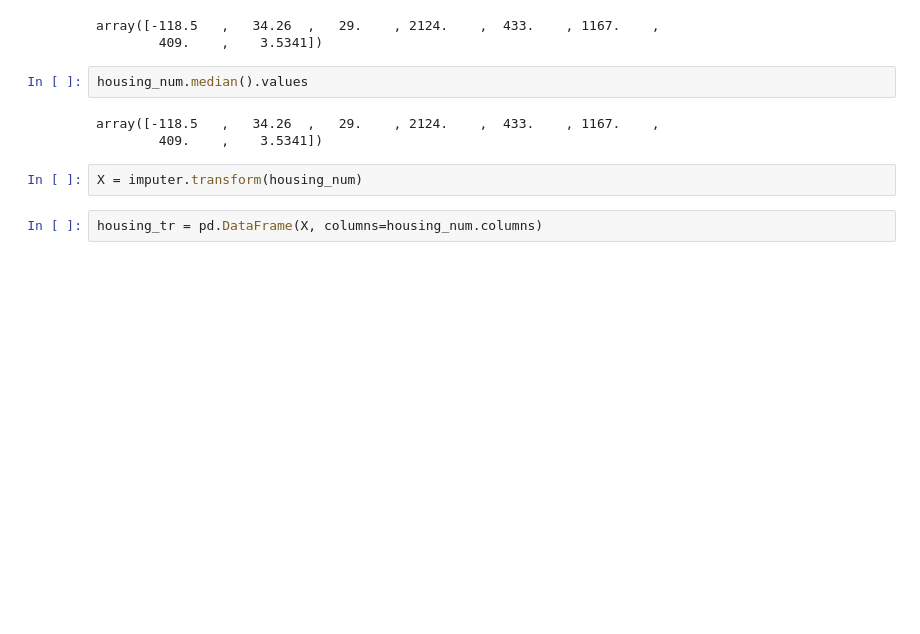
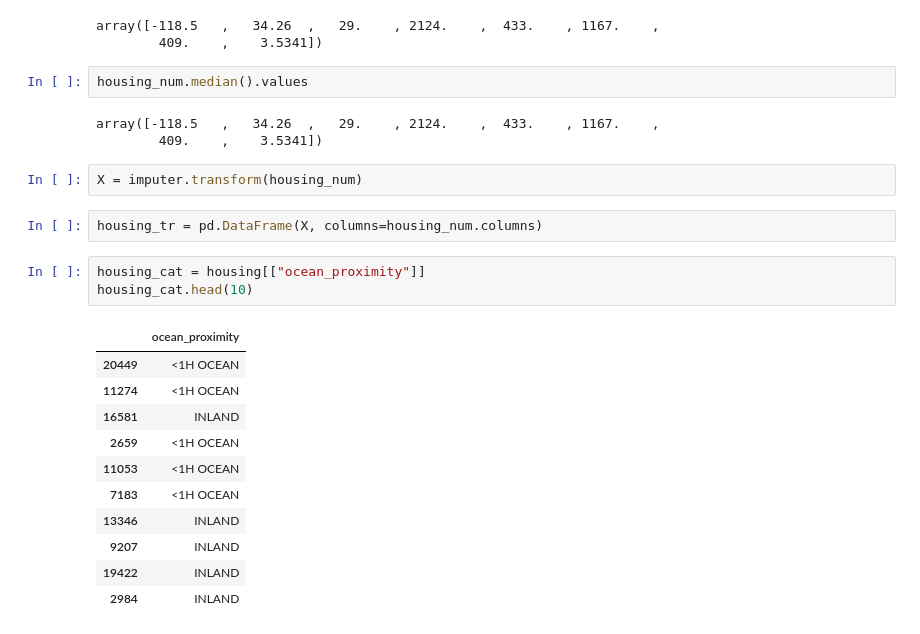
Before and after one commit to pfcperez/ML-Safari, a Jupyter notebook: Housing.ipynb, the cells around one changed output. Cells and saved outputs as stored; diff of their text form; blank space fills up the shorter version.

```diff
--- a/Housing.ipynb
+++ b/Housing.ipynb
@@ -243,3 +243,18 @@ array([-118.5   ,   34.26  ,   29.    , 2124.    ,  433.    , 1167.    ,
 X = imputer.transform(housing_num)
 # %%
 housing_tr = pd.DataFrame(X, columns=housing_num.columns)
+# %%
+housing_cat = housing[["ocean_proximity"]]
+housing_cat.head(10)
+# %% [output]
+|  | ocean_proximity |
+| 20449 | <1H OCEAN |
+| 11274 | <1H OCEAN |
+| 16581 | INLAND |
+| 2659 | <1H OCEAN |
+| 11053 | <1H OCEAN |
+| 7183 | <1H OCEAN |
+| 13346 | INLAND |
+| 9207 | INLAND |
+| 19422 | INLAND |
+| 2984 | INLAND |
```
Also changed, not shown: parts of 6 cells of this notebook.
